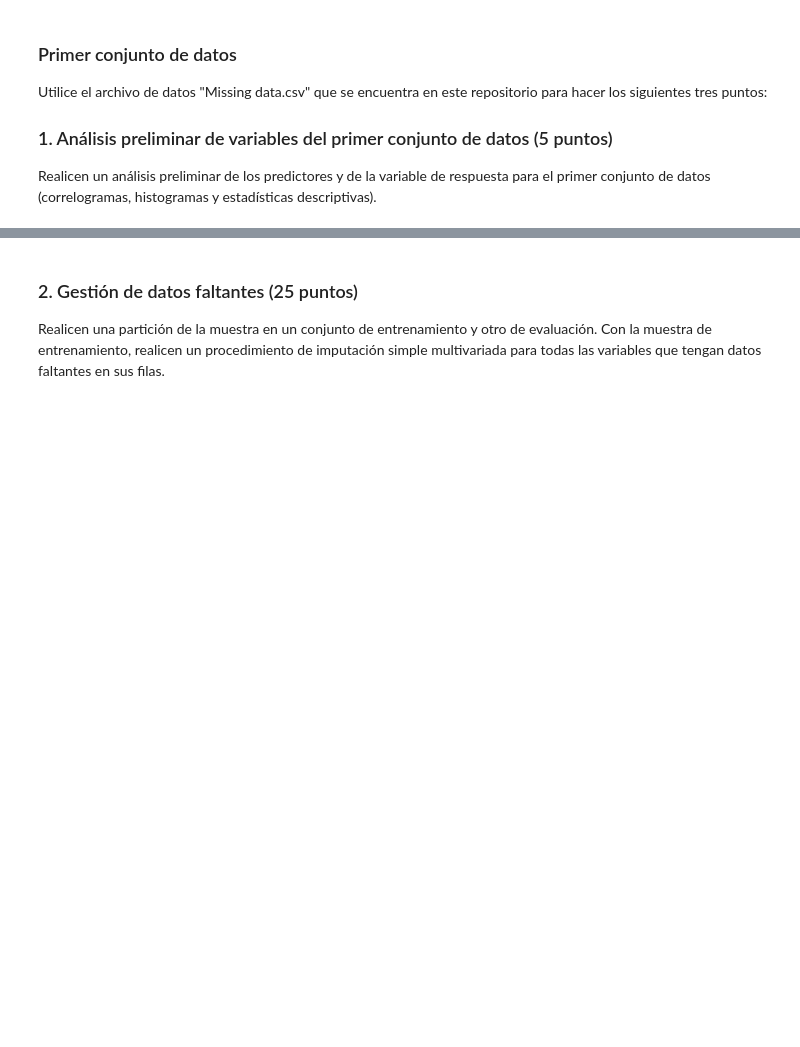
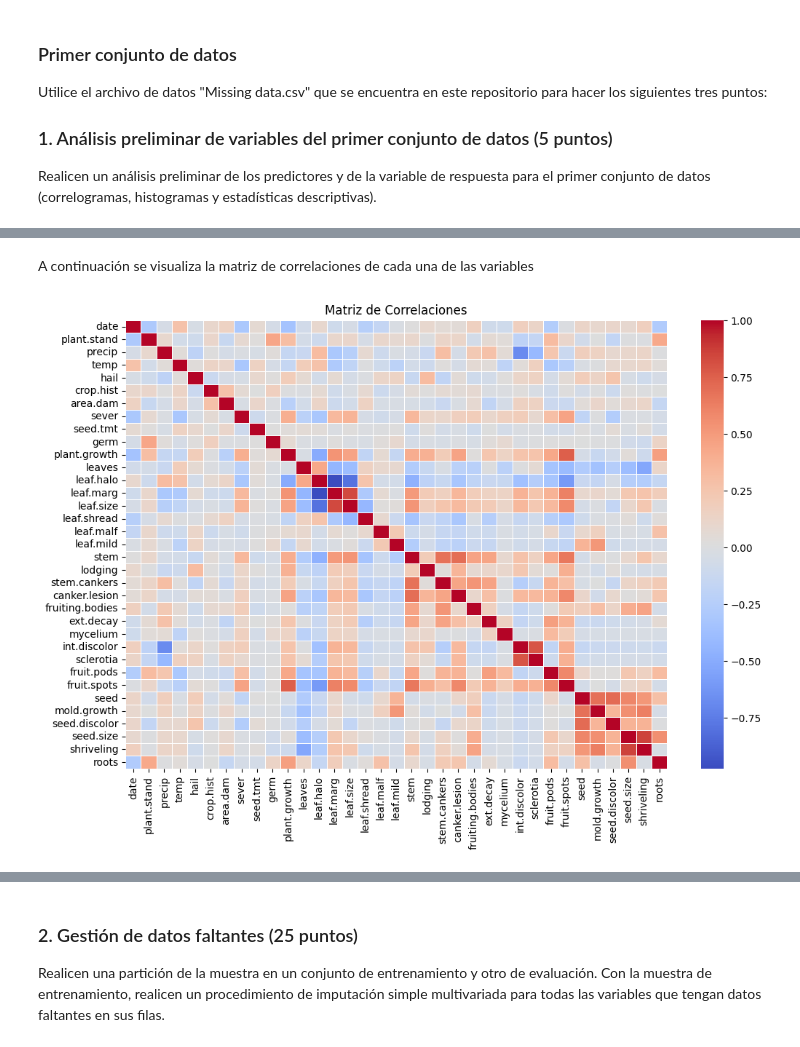
Before and after one commit to carrasquintero/Entrega_ETL, a Jupyter notebook: ML/Caso implementación de metodologías de imputación de variables e imbalanceo de clases.ipynb, the cells around one changed output, grey strips where cells are left out. Cells and saved outputs as stored; diff of their text form; code cells hidden in the pictures; blank space fills up the shorter version.

```diff
--- a/ML/Caso implementación de metodologías de imputación de variables e imbalanceo de clases.ipynb
+++ b/ML/Caso implementación de metodologías de imputación de variables e imbalanceo de clases.ipynb
@@ -53,0 +88,12 @@ Missing.head()
+# %% [markdown]
+A continuación se visualiza la matriz de correlaciones de cada una de las variables
+# %%
+correlation_matrix = Missing.drop(columns=['Class']).corr()
+
+
+plt.figure(figsize=(12, 8))
+sns.heatmap(correlation_matrix, annot=False, cmap='coolwarm', fmt='.2f', linewidths=0.5)
+plt.title("Matriz de Correlaciones")
+plt.show()
+# %% [output]
+[figure, added]
```
Also changed, not shown: parts of 47 cells of this notebook.
